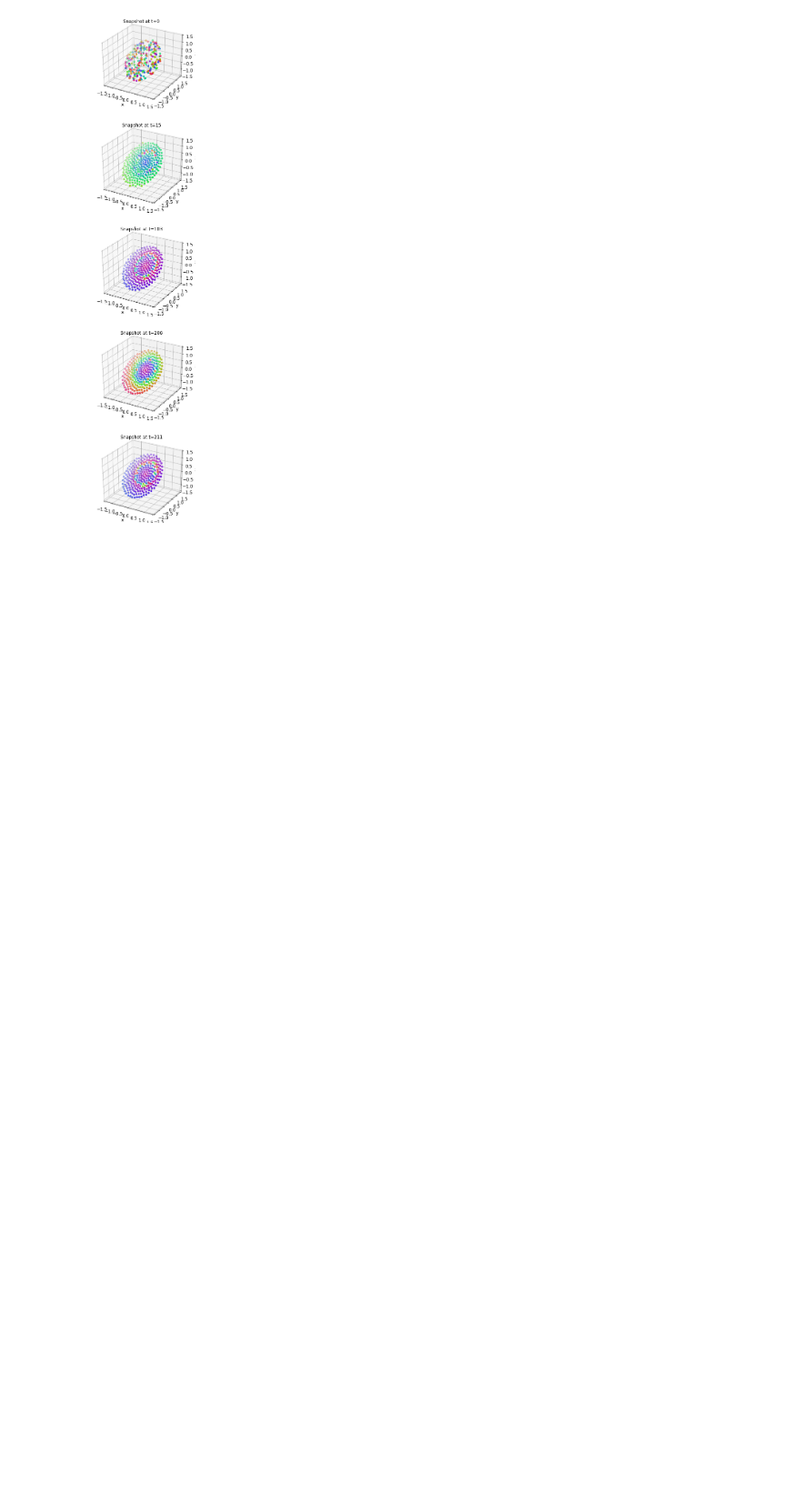
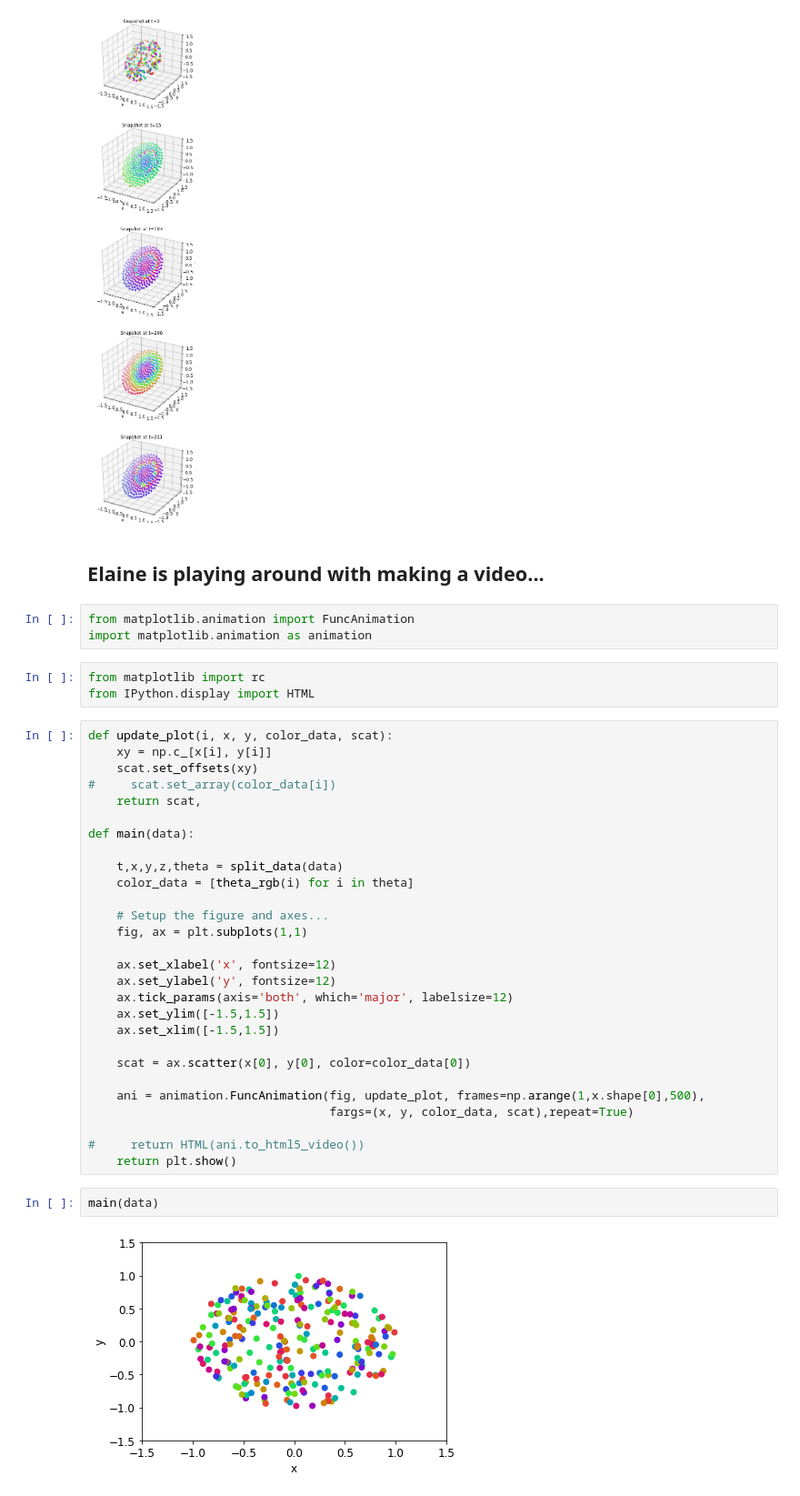
Before and after one commit to jscuds/am225_swarmalators, a Jupyter notebook: Figures.ipynb, the cells around one changed output. Shown at 91% size. Cells and saved outputs as stored; diff of their text form; blank space fills up the shorter version.

```diff
--- a/Figures.ipynb
+++ b/Figures.ipynb
@@ -90,3 +110,43 @@ plt.show()
 # fig.savefig('figs/' + results + '.png')
 # %% [output]
 [figure]
+# %% [markdown]
+## Elaine is playing around with making a video...
+# %%
+from matplotlib.animation import FuncAnimation
+import matplotlib.animation as animation
+# %%
+from matplotlib import rc
+from IPython.display import HTML
+# %%
+def update_plot(i, x, y, color_data, scat):
+    xy = np.c_[x[i], y[i]]
+    scat.set_offsets(xy)
+#     scat.set_array(color_data[i])
+    return scat,
+
+def main(data):
+
+    t,x,y,z,theta = split_data(data)
+    color_data = [theta_rgb(i) for i in theta]
+
+    # Setup the figure and axes...
+    fig, ax = plt.subplots(1,1)
+
+    ax.set_xlabel('x', fontsize=12)
+    ax.set_ylabel('y', fontsize=12)
+    ax.tick_params(axis='both', which='major', labelsize=12)
+    ax.set_ylim([-1.5,1.5])
+    ax.set_xlim([-1.5,1.5])
+
+    scat = ax.scatter(x[0], y[0], color=color_data[0])
+
+    ani = animation.FuncAnimation(fig, update_plot, frames=np.arange(1,x.shape[0],500),
+                                  fargs=(x, y, color_data, scat),repeat=True)
+
+#     return HTML(ani.to_html5_video())
+    return plt.show()
+# %%
+main(data)
+# %% [output]
+[figure, added]
```
Also changed, not shown: parts of 19 cells of this notebook, 4 other files.
